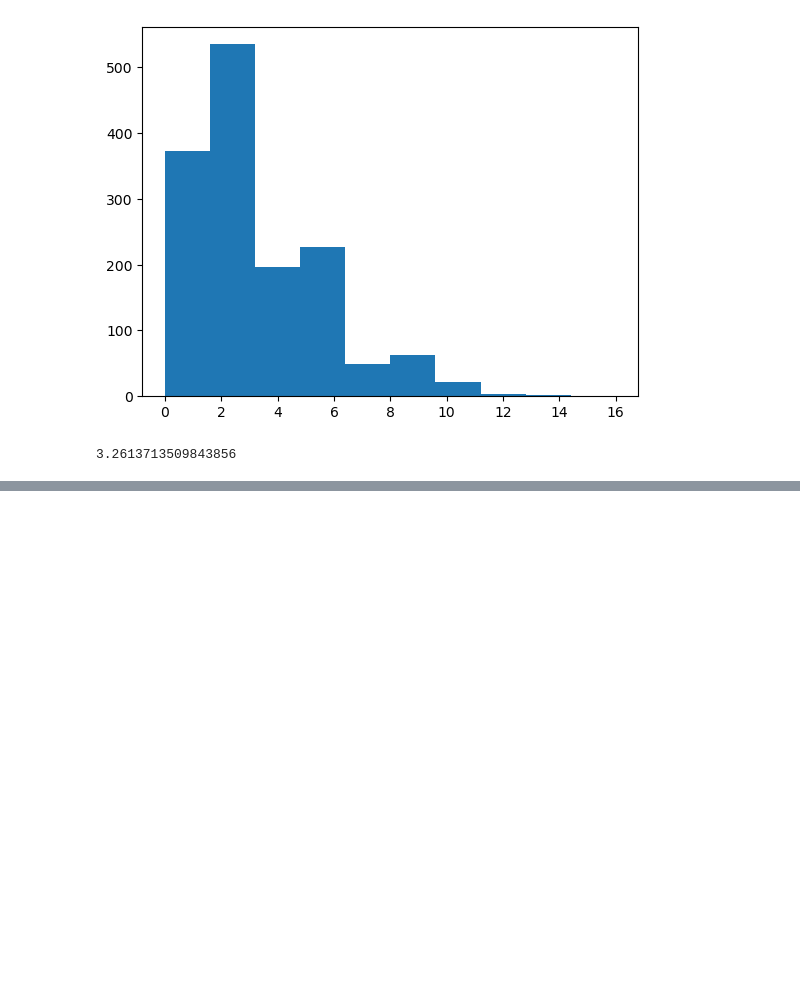
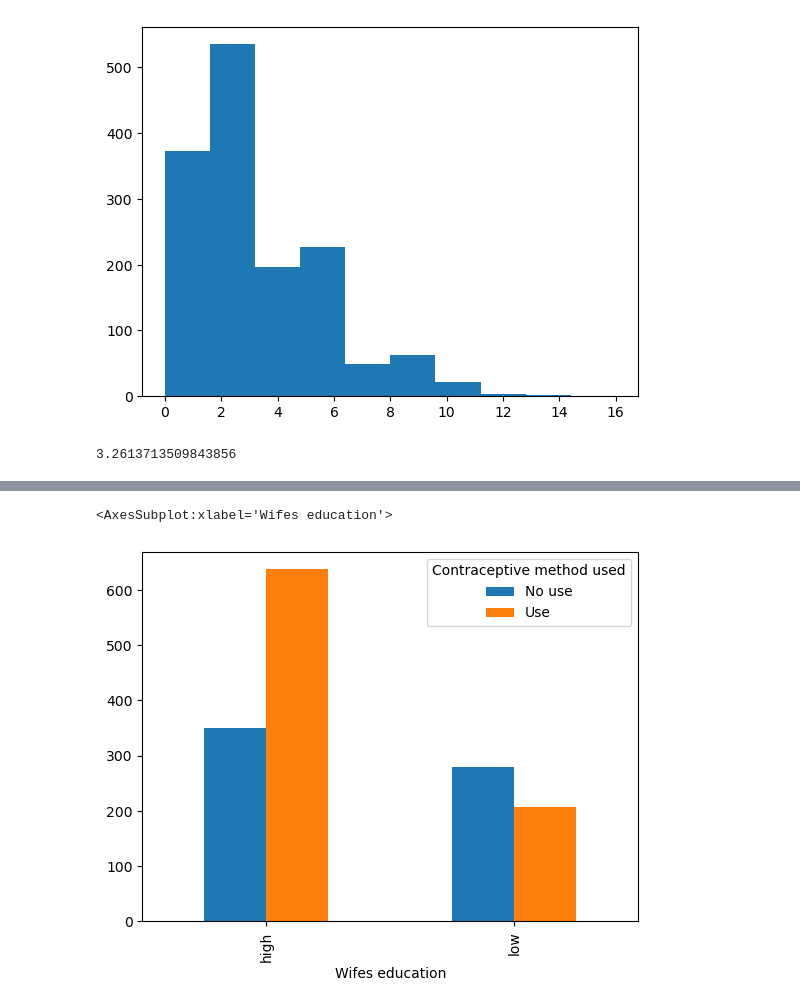
Before and after one commit to armandolezama/data-science-portfolio, a Jupyter notebook: Contraceptive Method Choice Data Analysis/Contraceptive Method Choice Data Analysis.ipynb, the cells around one changed output, grey strips where cells are left out. Cells and saved outputs as stored; diff of their text form; code cells hidden in the pictures; blank space fills up the shorter version.

```diff
--- a/Contraceptive Method Choice Data Analysis/Contraceptive Method Choice Data Analysis.ipynb
+++ b/Contraceptive Method Choice Data Analysis/Contraceptive Method Choice Data Analysis.ipynb
@@ -163,0 +182,5 @@ pd.crosstab(dataFrame[contraceptiveMethod], [dataFrame[husbandsEducation], dataF
+# %%
+pd.crosstab(binomialYData[wifesEducation], binomialYData[contraceptiveMethod]).plot(kind='bar')
+# %% [output]
+<AxesSubplot:xlabel='Wifes education'>
+[figure, added]
```
Also changed, not shown: parts of 30 cells of this notebook.
